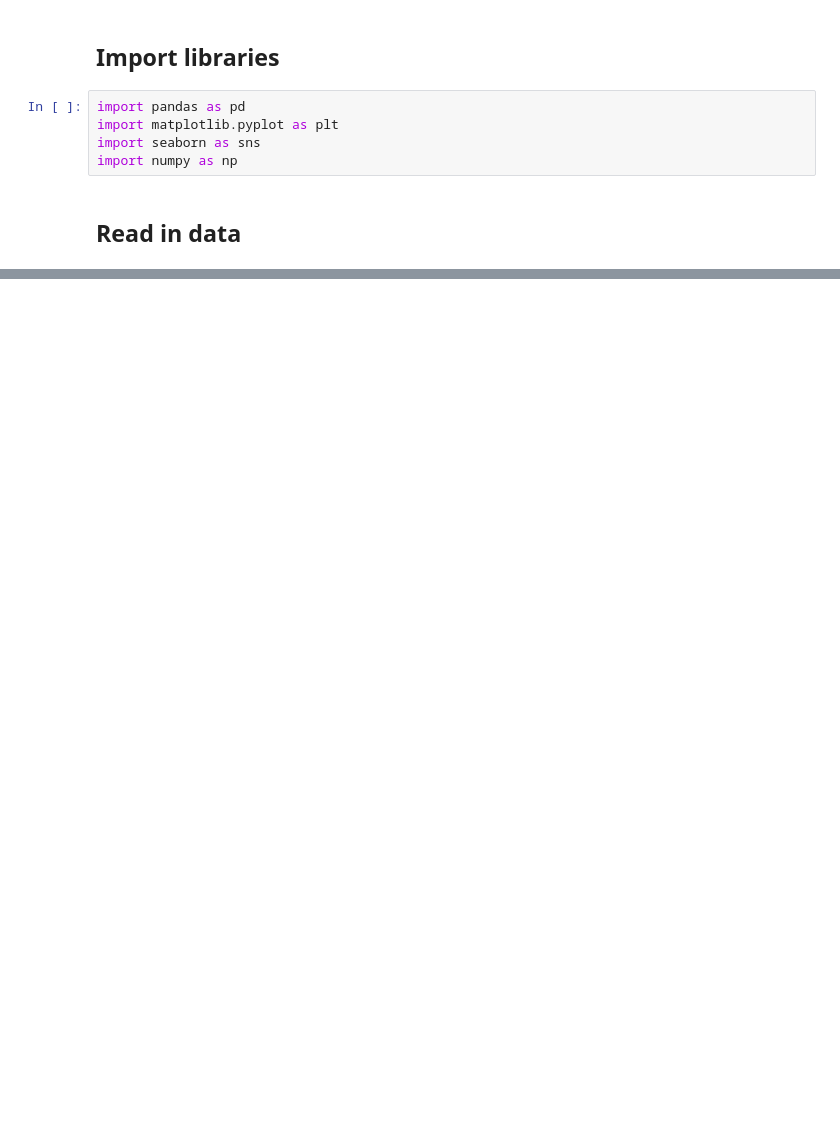
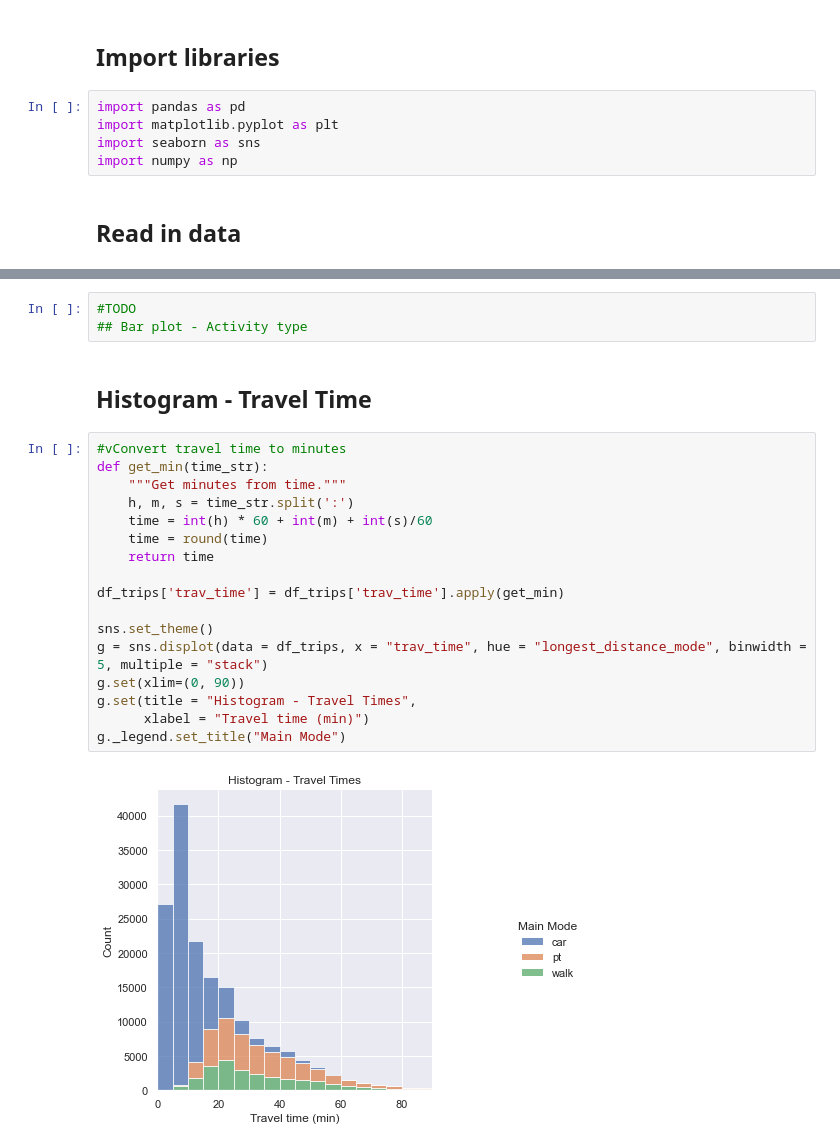
Before and after one commit to lubaso/trajectory-model, a Jupyter notebook: scr/analyze_trajectory.ipynb, the cells around one changed output, grey strips where cells are left out. Drawn from its saved outputs; the diff is of its cells as text; blank space fills up the shorter version.

```diff
--- a/scr/analyze_trajectory.ipynb
+++ b/scr/analyze_trajectory.ipynb
@@ -259,0 +70,24 @@ trajectory_cars.head(10)
+# %%
+#TODO
+## Bar plot - Activity type
+# %% [markdown]
+## Histogram - Travel Time
+# %%
+#vConvert travel time to minutes
+def get_min(time_str):
+    """Get minutes from time."""
+    h, m, s = time_str.split(':')
+    time = int(h) * 60 + int(m) + int(s)/60
+    time = round(time)
+    return time
+
+df_trips['trav_time'] = df_trips['trav_time'].apply(get_min)
+
+sns.set_theme()
+g = sns.displot(data = df_trips, x = "trav_time", hue = "longest_distance_mode", binwidth = 5, multiple = "stack")
+g.set(xlim=(0, 90))
+g.set(title = "Histogram - Travel Times",
+      xlabel = "Travel time (min)")
+g._legend.set_title("Main Mode")
+# %% [output]
+[figure, added]
```
Also changed, not shown: parts of 26 cells of this notebook, 8 other files.
